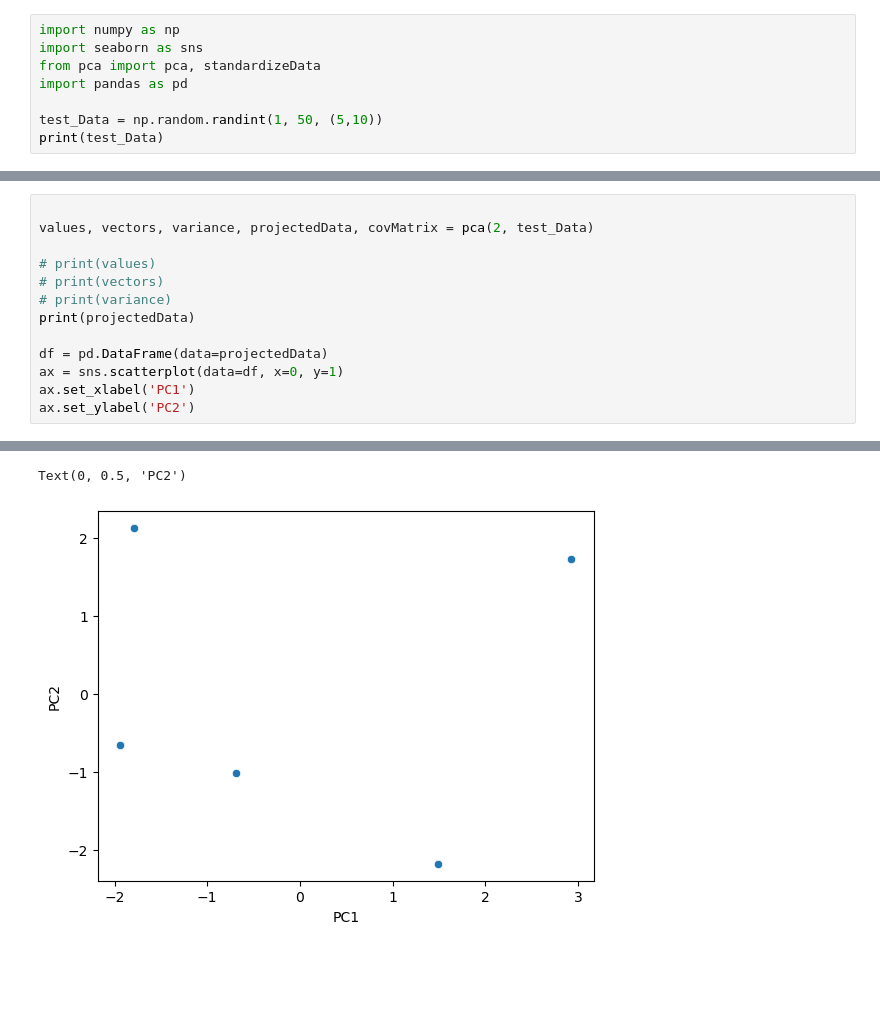
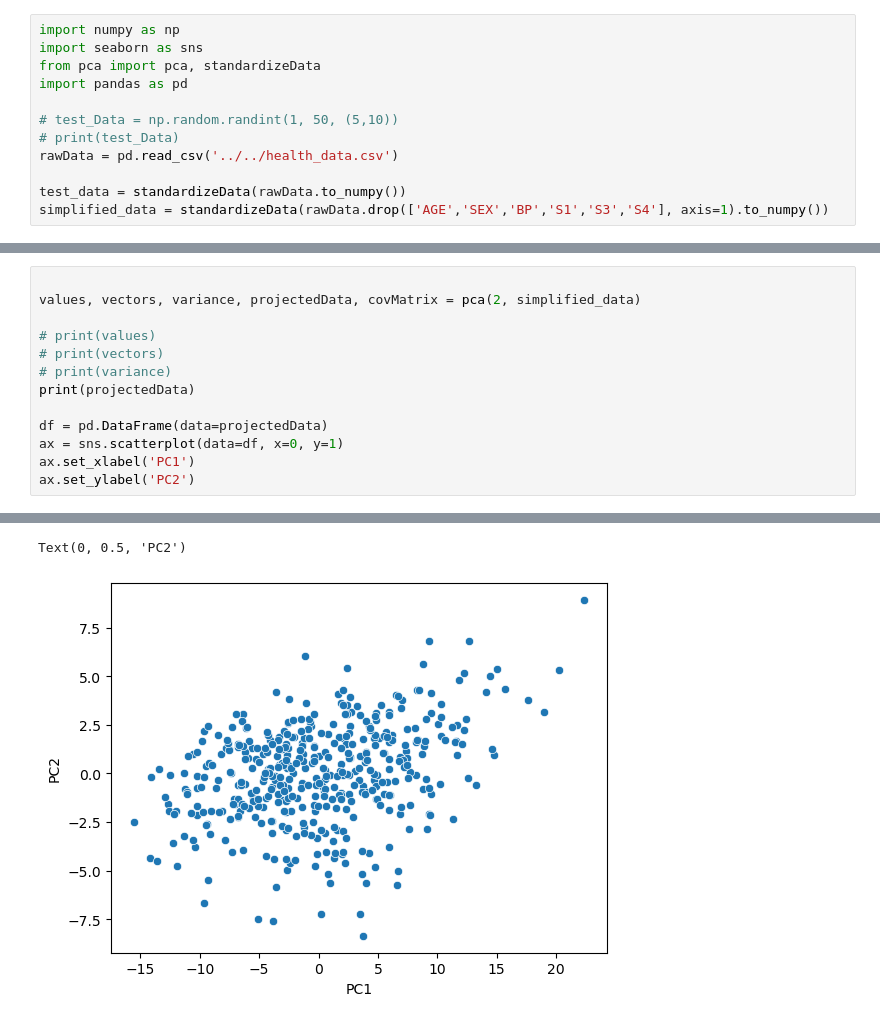
Before and after one commit to WatsonWBlair/cs660, a Jupyter notebook: helpers/Principal_Component_Calculator/pca_use.ipynb, the cells around one changed output, grey strips where cells are left out. Saved outputs shown, nothing was run; the diff lists cells and outputs as text; blank space fills up the shorter version.

```diff
--- a/helpers/Principal_Component_Calculator/pca_use.ipynb
+++ b/helpers/Principal_Component_Calculator/pca_use.ipynb
@@ -4,5 +4,9 @@ import seaborn as sns
 from pca import pca, standardizeData
 import pandas as pd
 
-test_Data = np.random.randint(1, 50, (5,10))
-print(test_Data)
+# test_Data = np.random.randint(1, 50, (5,10))
+# print(test_Data)
+rawData = pd.read_csv('../../health_data.csv')
+
+test_data = standardizeData(rawData.to_numpy())
+simplified_data = standardizeData(rawData.drop(['AGE','SEX','BP','S1','S3','S4'], axis=1).to_numpy())
@@ -39,6 +49,6 @@ Text(0, 0.5, 'PC2')
 # %%
 
-values, vectors, variance, projectedData, covMatrix = pca(2, test_Data)
+values, vectors, variance, projectedData, covMatrix = pca(2, simplified_data)
 
 # print(values)
 # print(vectors)
@@ -58,5 +80,5 @@ ax.set_ylabel('PC2')
 Text(0, 0.5, 'PC2')
-[figure, old version]
+[figure, new version]
 # %%
 sns.heatmap(covMatrix)
 # %% [output]
```
Also changed, not shown: parts of 5 cells of this notebook, 3 other files.
